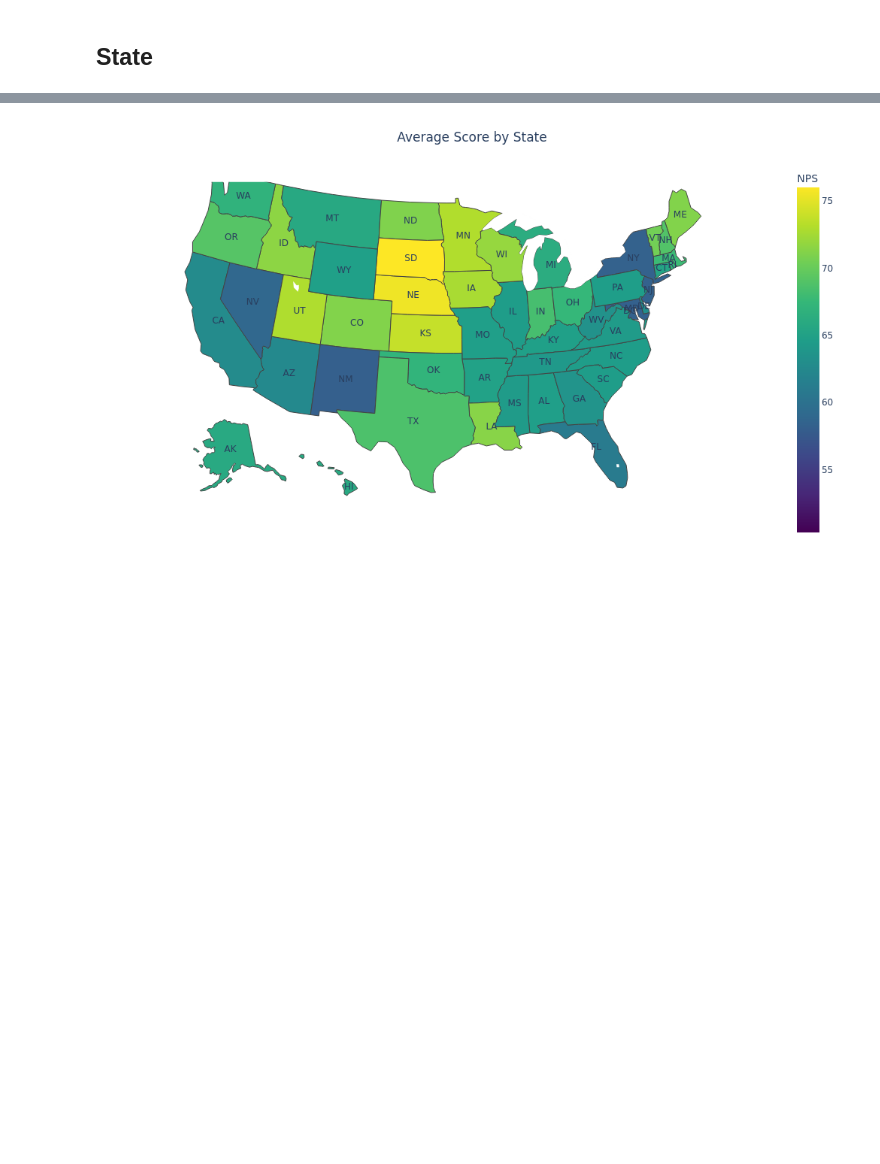
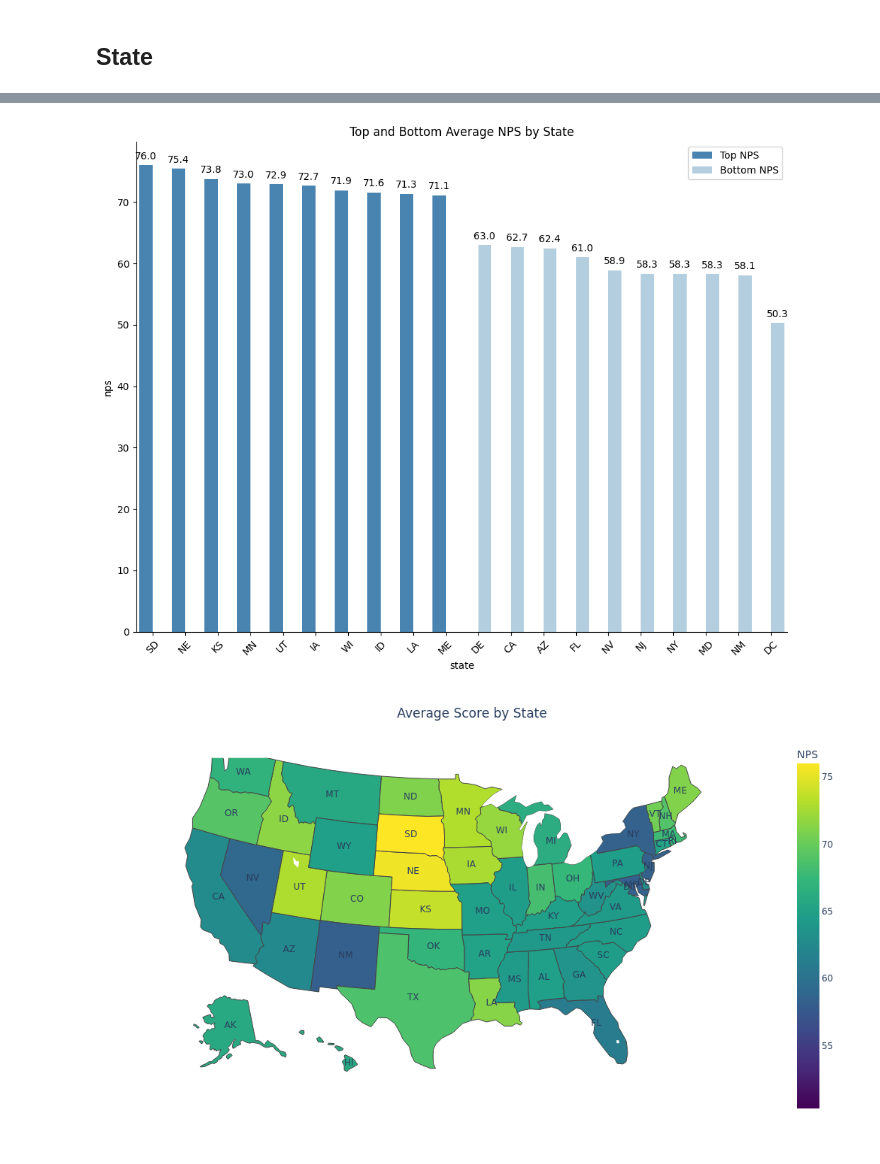
Before and after one commit to andyguo0228/maven_healthcare, a Jupyter notebook: maven_health.ipynb, the cells around one changed output, grey strips where cells are left out. Cells and saved outputs as stored; diff of their text form; code cells hidden in the pictures; blank space fills up the shorter version.

```diff
--- a/maven_health.ipynb
+++ b/maven_health.ipynb
@@ -66,7 +68,8 @@ national_results
 # %%
 # Load state results into dataframe
 state_results = pd.read_csv('data_tables/state_results.csv')
-state_results['Release Period'] = pd.to_datetime(state_results['Release Period'].str.lstrip('07_')).dt.year
+state_results['Release Period'] = pd.to_datetime(
+    state_results['Release Period'].str.lstrip('07_')).dt.year
 state_results.columns = state_results.columns.str.lower().str.replace(' ', '_')
 
 # Interpolate missing MD 2016 data
@@ -178,8 +184,7 @@ plt.show()
 # %%
 # Average bottom, middle, top box percetage of each measure
 national_percentage = national_results[national_results['measure_id'].isin(['H_RECMND', 'H_HSP_RATING']) == False].drop(
-    columns=['release_period', 'measure_id', 'nps']).groupby('measure').mean().reset_index()
-national_percentage
+    columns=['release_period', 'measure_id']).groupby('measure').mean().reset_index()
 
 # Average response distribution by measure
 plt.figure(figsize=(10, 6))
@@ -188,8 +193,7 @@ ax = national_percentage.plot(kind='barh',
                               stacked=True)
 ax.legend(loc='center left', bbox_to_anchor=(1, 0.5))
 plt.title('Average Response Distribution by Measure')
-ax.spines['right'].set_visible(False)
-ax.spines['top'].set_visible(False)
+sns.despine()
 
 # Annotate the bars
 for p in ax.patches:
@@ -211,3 +233,45 @@ plt.show()
+# %%
+# Prepare data for plot; average NPS by state
+state_nps = state_results[state_results.measure_id == 'H_RECMND'].copy()
+state_nps['nps'] = state_nps['top-box_percentage'] - state_nps['bottom-box_percentage']
+state_nps = state_nps.groupby(['state'])['nps'].mean().reset_index()
+
+# Sort top and bottom NPS
+top_nps = state_nps.sort_values('nps', ascending=False).head(10)
+bot_nps = state_nps.sort_values('nps', ascending=True).head(10)
+
+# Add a label column to differentiate top and bottom states
+top_nps['label'] = 'Top NPS'
+bot_nps['label'] = 'Bottom NPS'
+
+# Combine top and bottom NPS data
+combined_nps = pd.concat([top_nps, bot_nps])
+
+# Sort the combined data for better visualization
+combined_nps = combined_nps.sort_values('nps', ascending=False)
+
+# Create the barplot
+plt.figure(figsize=(10, 8))
+ax = sns.barplot(data=combined_nps, y='nps', x='state', hue='label', palette='Blues_r')
+
+# Annotate bars
+for p in ax.patches:
+    ax.annotate('{:.1f}'.format(p.get_height()),
+                (p.get_x() + p.get_width() / 2., p.get_height()),
+                ha='center', va='center',
+                xytext=(0, 9),
+                textcoords='offset points')
+
+# modify plot
+ax.get_legend().set_title('')
+sns.despine()
+plt.title("Top and Bottom Average NPS by State")
+plt.xticks(rotation=45)
+plt.tight_layout()
+plt.legend(loc='upper right')
+plt.show()
+# %% [output]
+[figure, added]
 # %%
 # Average state NPS
 state_results['nps'] = state_results['top-box_percentage'] - state_results['bottom-box_percentage']
```
Also changed, not shown: parts of 6 cells of this notebook, 1 other file.
